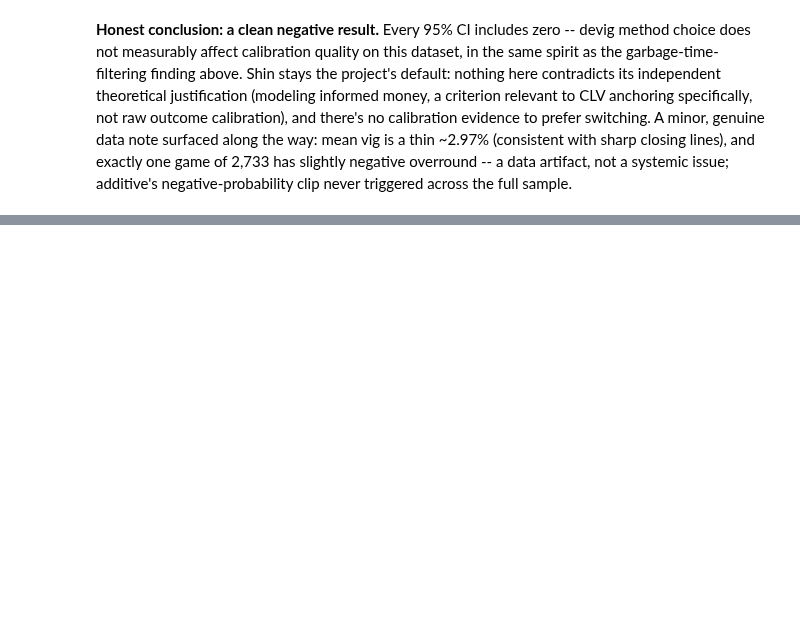
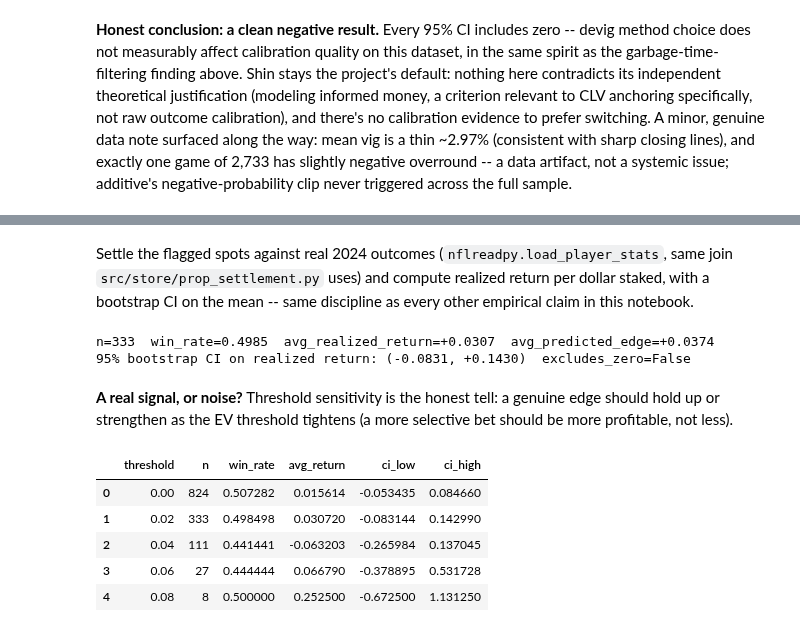
Before and after one commit to rahulr-1006/nfl_2026, a Jupyter notebook: notebooks/model_backtest_results.ipynb, the cells around one changed output, grey strips where cells are left out. Drawn from its saved outputs; the diff is of its cells as text; code cells hidden in the pictures; blank space fills up the shorter version.

```diff
--- a/notebooks/model_backtest_results.ipynb
+++ b/notebooks/model_backtest_results.ipynb
@@ -796,0 +836,63 @@ triggered across the full sample.
+# %% [markdown]
+Settle the flagged spots against real 2024 outcomes (`nflreadpy.load_player_stats`,
+same join `src/store/prop_settlement.py` uses) and compute realized return per dollar
+staked, with a bootstrap CI on the mean -- same discipline as every other empirical
+claim in this notebook.
+# %%
+player_stats = nfl.load_player_stats(seasons=[2024]).to_pandas()
+stat_cols = ["game_id", "player_display_name", "passing_yards", "passing_tds", "rushing_yards", "receiving_yards", "receptions"]
+player_stats = player_stats[stat_cols]
+
+graded = settle_prop_snapshots(spots, player_stats)
+graded = graded.dropna(subset=["outcome"])
+graded = graded[graded["outcome"] != "push"]
+graded["realized_return"] = graded.apply(lambda r: (r["price_decimal"] - 1) if r["outcome"] == "win" else -1.0, axis=1)
+
+n = len(graded)
+win_rate = (graded["outcome"] == "win").mean()
+avg_realized = graded["realized_return"].mean()
+avg_predicted_ev = graded["edge"].mean()
+lo, hi = bootstrap_ci(graded["realized_return"].to_numpy(), n_resamples=10000, random_state=0)
+
+print(f"n={n}  win_rate={win_rate:.4f}  avg_realized_return={avg_realized:+.4f}  avg_predicted_edge={avg_predicted_ev:+.4f}")
+print(f"95% bootstrap CI on realized return: ({lo:+.4f}, {hi:+.4f})  excludes_zero={not (lo <= 0 <= hi)}")
+# %% [output]
+n=333  win_rate=0.4985  avg_realized_return=+0.0307  avg_predicted_edge=+0.0374
+95% bootstrap CI on realized return: (-0.0831, +0.1430)  excludes_zero=False
+# %% [markdown]
+**A real signal, or noise?** Threshold sensitivity is the honest tell: a genuine edge
+should hold up or strengthen as the EV threshold tightens (a more selective bet
+should be more profitable, not less).
+# %%
+sweep_rows = []
+for threshold in [0.0, 0.02, 0.04, 0.06, 0.08]:
+    sweep_spots = find_prop_ev_spots(props_df, threshold=threshold, books=EXECUTION_BOOKS)
+    if sweep_spots.empty:
+        continue
+    sweep_graded = settle_prop_snapshots(sweep_spots, player_stats)
+    sweep_graded = sweep_graded.dropna(subset=["outcome"])
+    sweep_graded = sweep_graded[sweep_graded["outcome"] != "push"]
+    if len(sweep_graded) < 5:
+        continue
+    sweep_graded["realized_return"] = sweep_graded.apply(
+        lambda r: (r["price_decimal"] - 1) if r["outcome"] == "win" else -1.0, axis=1
+    )
+    s_lo, s_hi = bootstrap_ci(sweep_graded["realized_return"].to_numpy(), n_resamples=10000, random_state=0)
+    sweep_rows.append(
+        {
+            "threshold": threshold,
+            "n": len(sweep_graded),
+            "win_rate": (sweep_graded["outcome"] == "win").mean(),
+            "avg_return": sweep_graded["realized_return"].mean(),
+            "ci_low": s_lo,
+            "ci_high": s_hi,
+        }
+    )
+pd.DataFrame(sweep_rows)
+# %% [output]
+|  | threshold | n | win_rate | avg_return | ci_low | ci_high |
+| 0 | 0.00 | 824 | 0.507282 | 0.015614 | -0.053435 | 0.084660 |
+| 1 | 0.02 | 333 | 0.498498 | 0.030720 | -0.083144 | 0.142990 |
+| 2 | 0.04 | 111 | 0.441441 | -0.063203 | -0.265984 | 0.137045 |
+| 3 | 0.06 | 27 | 0.444444 | 0.066790 | -0.378895 | 0.531728 |
+| 4 | 0.08 | 8 | 0.500000 | 0.252500 | -0.672500 | 1.131250 |
```
Also changed, not shown: parts of 4 cells of this notebook, 4 other files.
